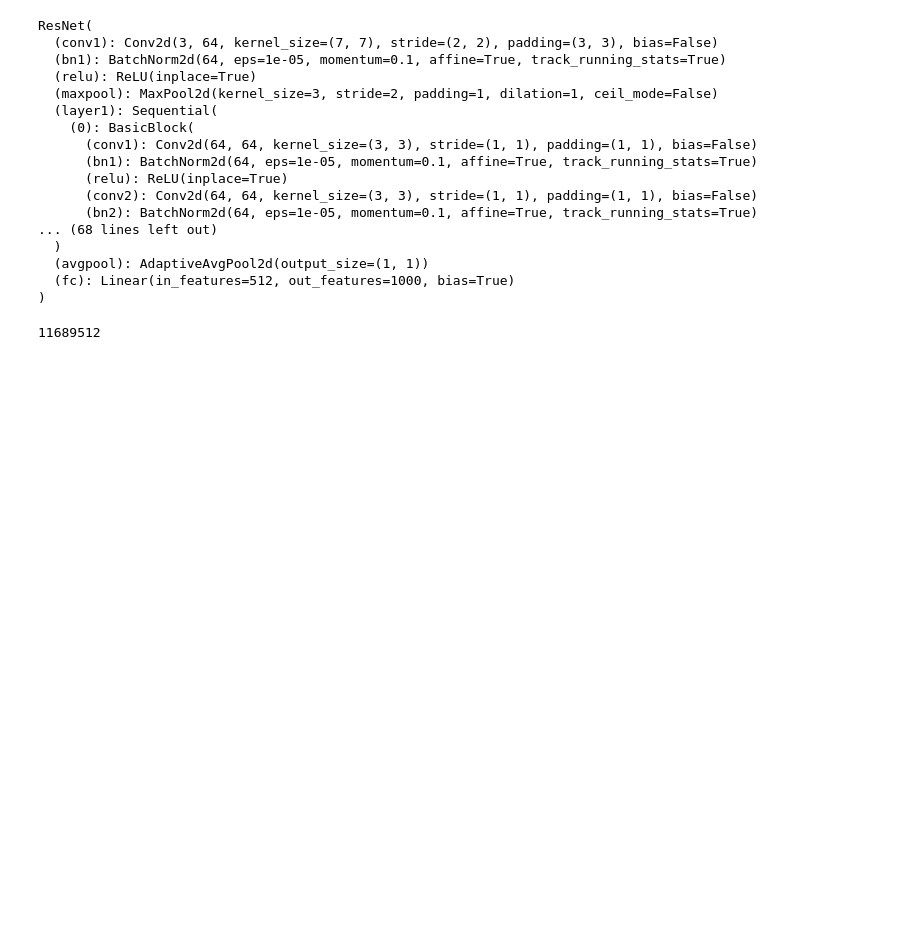
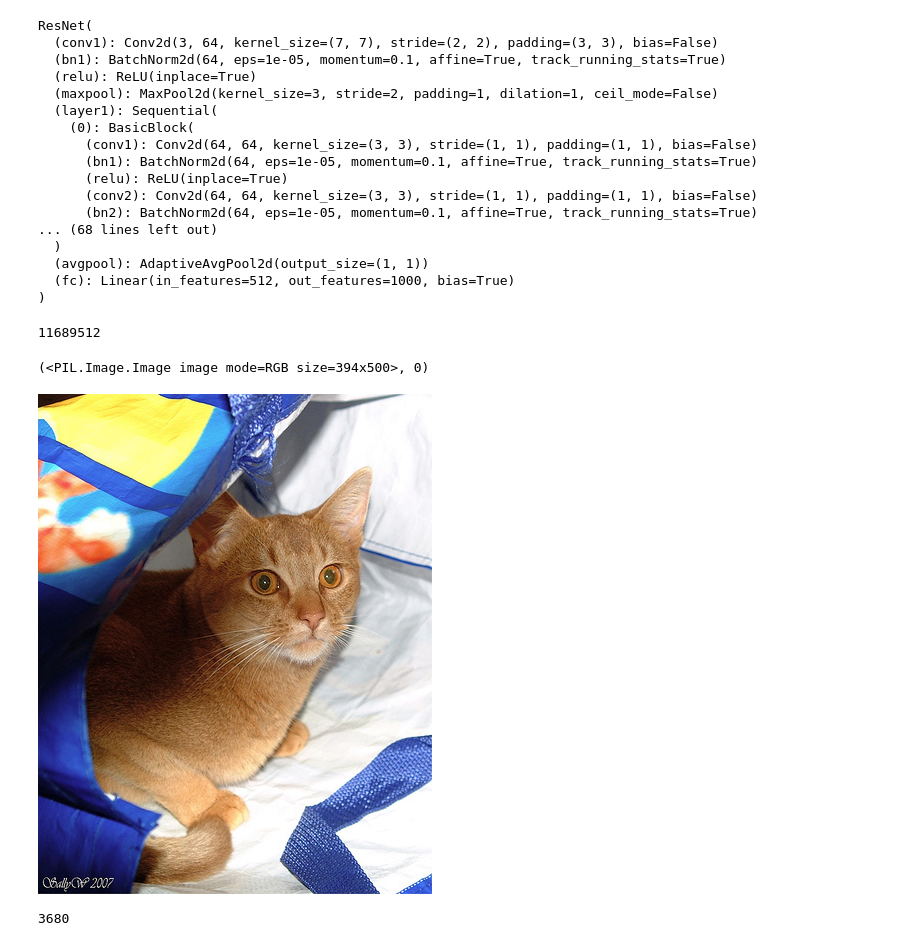
Before and after one commit to isadrtdinov/intro-to-dl-hse, a Jupyter notebook: seminars/212/04/Seminar_4_Intro_to_DL.ipynb, the cells around one changed output. Drawn from its saved outputs; the diff is of its cells as text; code cells hidden in the pictures; blank space fills up the shorter version.

```diff
--- a/seminars/212/04/Seminar_4_Intro_to_DL.ipynb
+++ b/seminars/212/04/Seminar_4_Intro_to_DL.ipynb
@@ -915,10 +914,18 @@ sum(p.numel() for p in model.parameters())
 # %%
 from torchvision.datasets import OxfordIIITPet
 
-dataset = OxfordIIITPet('pets', download=True)
+dataset = OxfordIIITPet('../datasets/pets', download=True)
 # %%
 dataset[0]
+# %% [output]
+(<PIL.Image.Image image mode=RGB size=394x500>, 0)
+# %%
+dataset[0][0]
+# %% [output]
+[figure, added]
 # %%
 len(dataset)
+# %% [output]
+3680
 # %%
 dataset.classes
```
Also changed, not shown: parts of 20 cells of this notebook, 2 other files.
